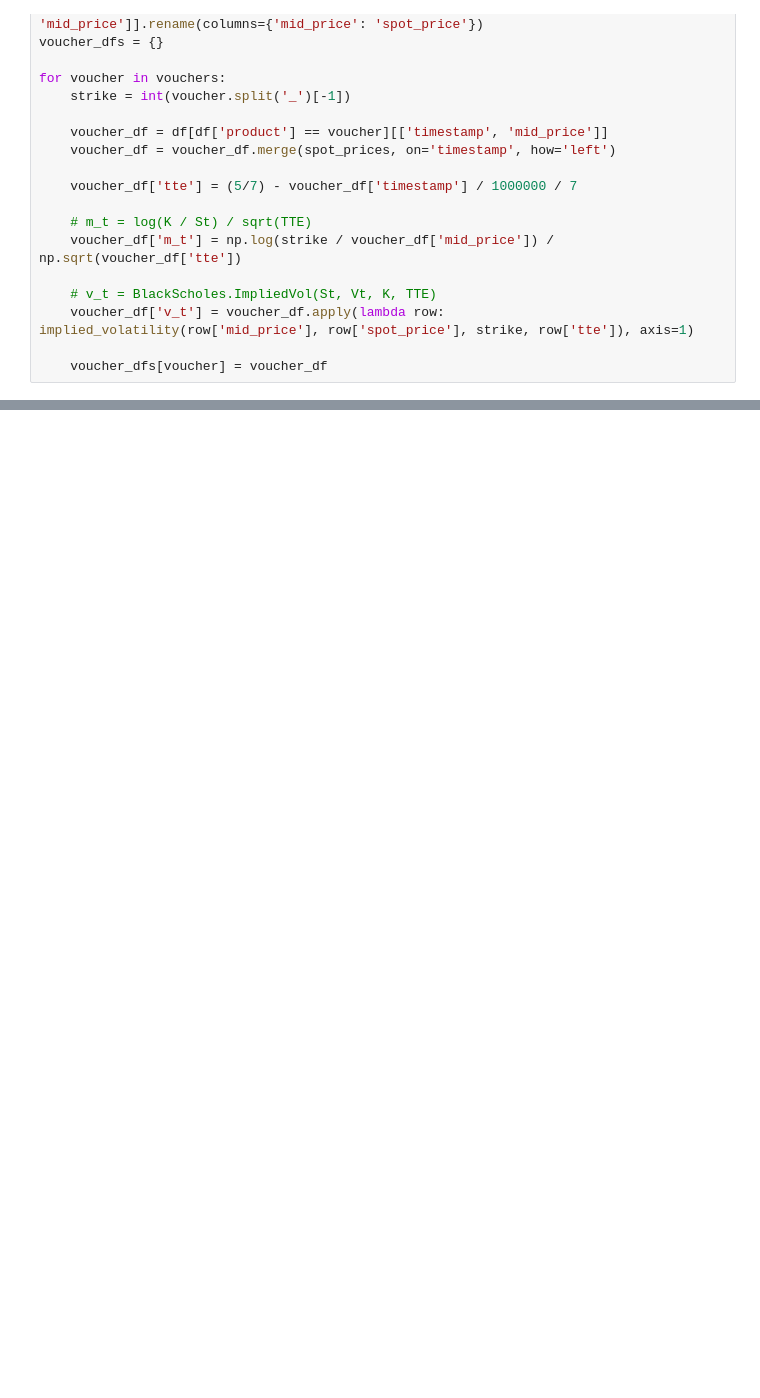
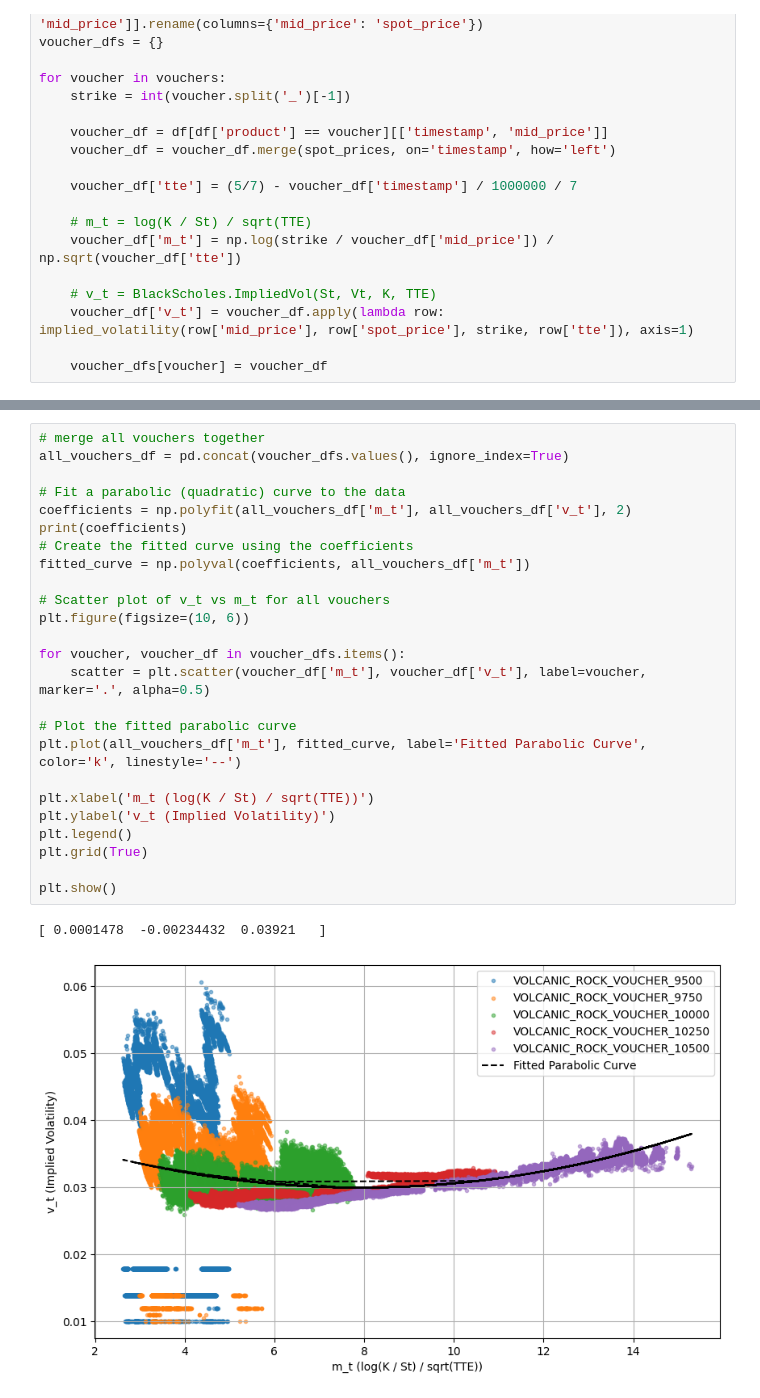
Before and after one commit to jonklein2021/imc-prosperity-2025, a Jupyter notebook: round3/analysis/hint.ipynb, the cells around one changed output, grey strips where cells are left out. Saved outputs shown, nothing was run; the diff lists cells and outputs as text; blank space fills up the shorter version.

```diff
--- a/round3/analysis/hint.ipynb
+++ b/round3/analysis/hint.ipynb
@@ -125 +131,29 @@ for voucher, voucher_df in voucher_dfs.items():
 [figure]
+# %%
+# merge all vouchers together
+all_vouchers_df = pd.concat(voucher_dfs.values(), ignore_index=True)
+
+# Fit a parabolic (quadratic) curve to the data
+coefficients = np.polyfit(all_vouchers_df['m_t'], all_vouchers_df['v_t'], 2)
+print(coefficients)
+# Create the fitted curve using the coefficients
+fitted_curve = np.polyval(coefficients, all_vouchers_df['m_t'])
+
+# Scatter plot of v_t vs m_t for all vouchers
+plt.figure(figsize=(10, 6))
+
+for voucher, voucher_df in voucher_dfs.items():
+    scatter = plt.scatter(voucher_df['m_t'], voucher_df['v_t'], label=voucher, marker='.', alpha=0.5)
+
+# Plot the fitted parabolic curve
+plt.plot(all_vouchers_df['m_t'], fitted_curve, label='Fitted Parabolic Curve', color='k', linestyle='--')
+
+plt.xlabel('m_t (log(K / St) / sqrt(TTE))')
+plt.ylabel('v_t (Implied Volatility)')
+plt.legend()
+plt.grid(True)
+
+plt.show()
+# %% [output]
+[ 0.0001478  -0.00234432  0.03921   ]
+[figure, added]
```
Also changed, not shown: parts of 1 cell of this notebook, 9 other files.
